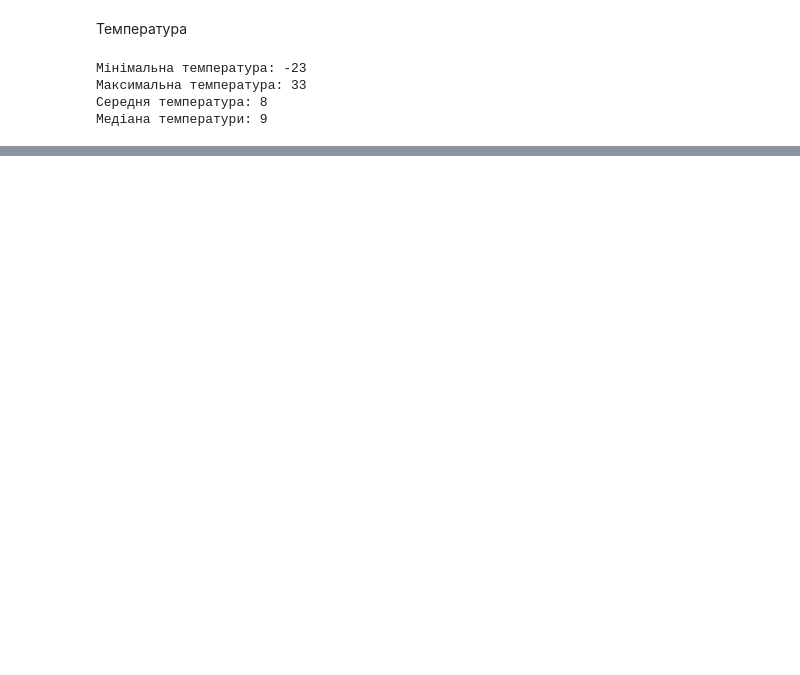
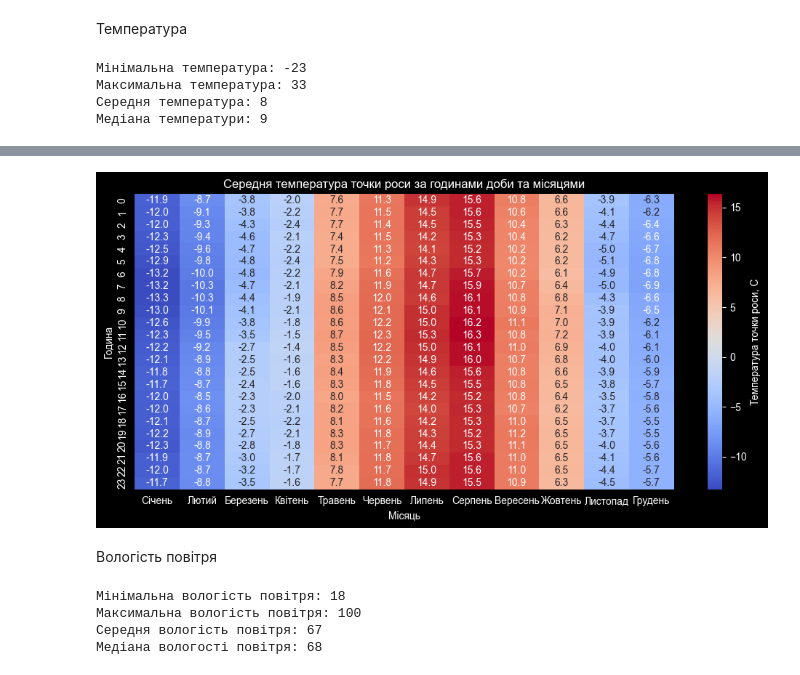
Before and after one commit to Zhyhalov/AFER, a Jupyter notebook: lab_2.ipynb, the cells around one changed output, grey strips where cells are left out. Drawn from its saved outputs; the diff is of its cells as text; code cells hidden in the pictures; blank space fills up the shorter version.

```diff
--- a/lab_2.ipynb
+++ b/lab_2.ipynb
@@ -50,3 +48,27 @@ df_original
+# %%
+def heatmap(val, cbar, desc):
+    df_original['Date/Time'] = pd.to_datetime(df_original['Date/Time'])
+    df_original['Month'] = df_original['Date/Time'].dt.month
+    df_original['Hour'] = df_original['Date/Time'].dt.hour
+
+    pivot = df_original.pivot_table(values=f'{val}', index='Hour', columns='Month', aggfunc='mean')
+
+    plt.figure(figsize=(10, 5))
+    sns.heatmap(pivot,
+                cmap='coolwarm',
+                annot=True,
+                fmt=".1f",
+                cbar_kws={'label': f'{cbar}'})
+
+    plt.title(f'Середня {desc} за годинами доби та місяцями')
+    plt.xlabel('Місяць')
+    plt.ylabel('Година')
+
+
+    plt.xticks(ticks=[x + 0.5 for x in range(12)],
+               labels=['Січень', 'Лютий', 'Березень', 'Квітень', 'Травень', 'Червень', 'Липень', 'Серпень', 'Вересень', 'Жовтень', 'Листопад', 'Грудень'])
+
+    plt.tight_layout()
 # %% [markdown]
 Температура
 # %%
@@ -86,0 +100,16 @@ plt.tight_layout()
+# %%
+heatmap('Dew Point Temp_C', 'Температура точки роси, C', 'температура точки роси')
+# %% [output]
+[figure, added]
+# %% [markdown]
+Вологість повітря
+# %%
+print(f'Мінімальна вологість повітря: {float(df_original['Rel Hum_%'].min())}\n'
+      f'Максимальна вологість повітря: {float(df_original['Rel Hum_%'].max())}\n'
+      f'Середня вологість повітря: {float(df_original['Rel Hum_%'].mean())}\n'
+      f'Медіана вологості повітря: {float(df_original['Rel Hum_%'].median())}')
+# %% [output]
+Мінімальна вологість повітря: 18
+Максимальна вологість повітря: 100
+Середня вологість повітря: 67
+Медіана вологості повітря: 68
```
Also changed, not shown: parts of 19 cells of this notebook.
